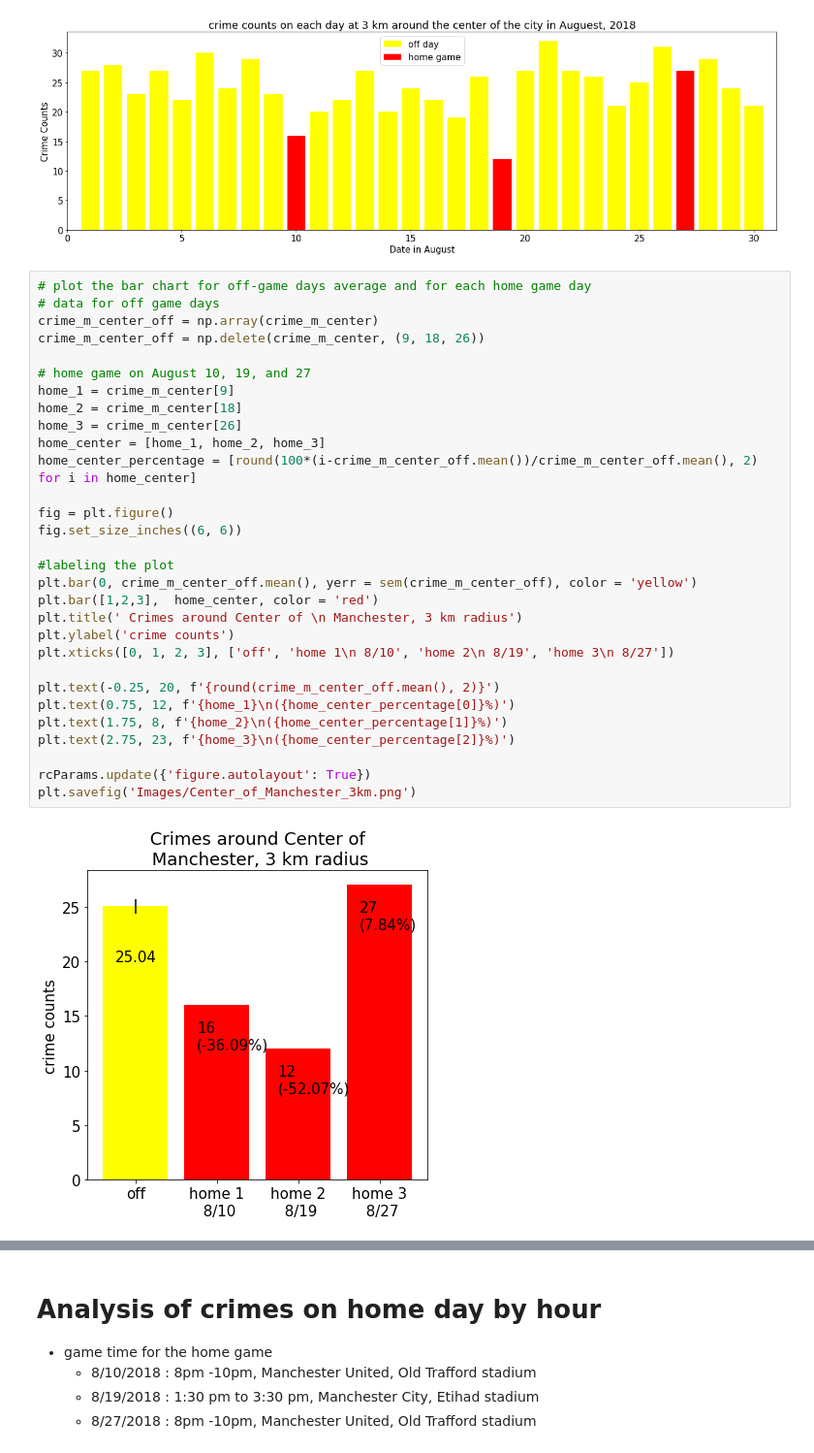
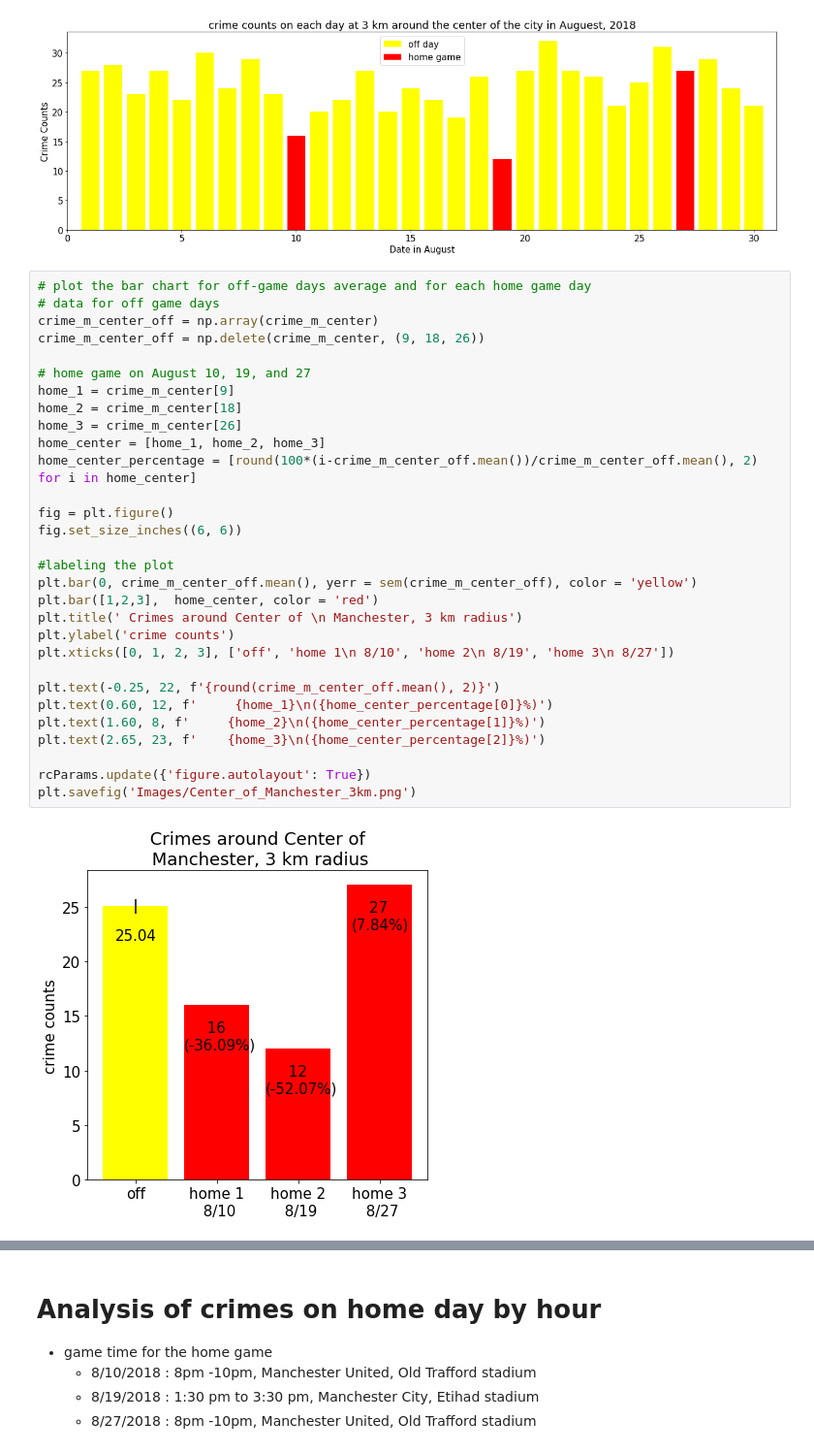
Before and after one commit to chienyuanhung/Project-1---EPL, a Jupyter notebook: manchester_crime.ipynb, the cells around one changed output, grey strips where cells are left out. Shown: that part at 97% size. Drawn from its saved outputs; the diff is of its cells as text.

```diff
--- a/manchester_crime.ipynb
+++ b/manchester_crime.ipynb
@@ -744,33 +744,33 @@ plt.savefig('Images/august_crime_city_center.png')
 # %%
 # plot the bar chart for off-game days average and for each home game day
 # data for off game days
 crime_m_center_off = np.array(crime_m_center)
 crime_m_center_off = np.delete(crime_m_center, (9, 18, 26))
 
 # home game on August 10, 19, and 27
 home_1 = crime_m_center[9]
 home_2 = crime_m_center[18]
 home_3 = crime_m_center[26]
 home_center = [home_1, home_2, home_3]
 home_center_percentage = [round(100*(i-crime_m_center_off.mean())/crime_m_center_off.mean(), 2) for i in home_center]
 
 fig = plt.figure()
 fig.set_size_inches((6, 6))
 
 #labeling the plot
 plt.bar(0, crime_m_center_off.mean(), yerr = sem(crime_m_center_off), color = 'yellow')
 plt.bar([1,2,3],  home_center, color = 'red')
 plt.title(' Crimes around Center of \n Manchester, 3 km radius')
 plt.ylabel('crime counts')
 plt.xticks([0, 1, 2, 3], ['off', 'home 1\n 8/10', 'home 2\n 8/19', 'home 3\n 8/27'])
 
-plt.text(-0.25, 20, f'{round(crime_m_center_off.mean(), 2)}')
-plt.text(0.75, 12, f'{home_1}\n({home_center_percentage[0]}%)')
-plt.text(1.75, 8, f'{home_2}\n({home_center_percentage[1]}%)')
-plt.text(2.75, 23, f'{home_3}\n({home_center_percentage[2]}%)')
+plt.text(-0.25, 22, f'{round(crime_m_center_off.mean(), 2)}')
+plt.text(0.60, 12, f'     {home_1}\n({home_center_percentage[0]}%)')
+plt.text(1.60, 8, f'     {home_2}\n({home_center_percentage[1]}%)')
+plt.text(2.65, 23, f'    {home_3}\n({home_center_percentage[2]}%)')
 
 rcParams.update({'figure.autolayout': True})
 plt.savefig('Images/Center_of_Manchester_3km.png')
 # %% [output]
-[figure, old version]
+[figure, new version]
 # %% [markdown]
```
Also changed, not shown: parts of 1 cell of this notebook, 5 other files.
